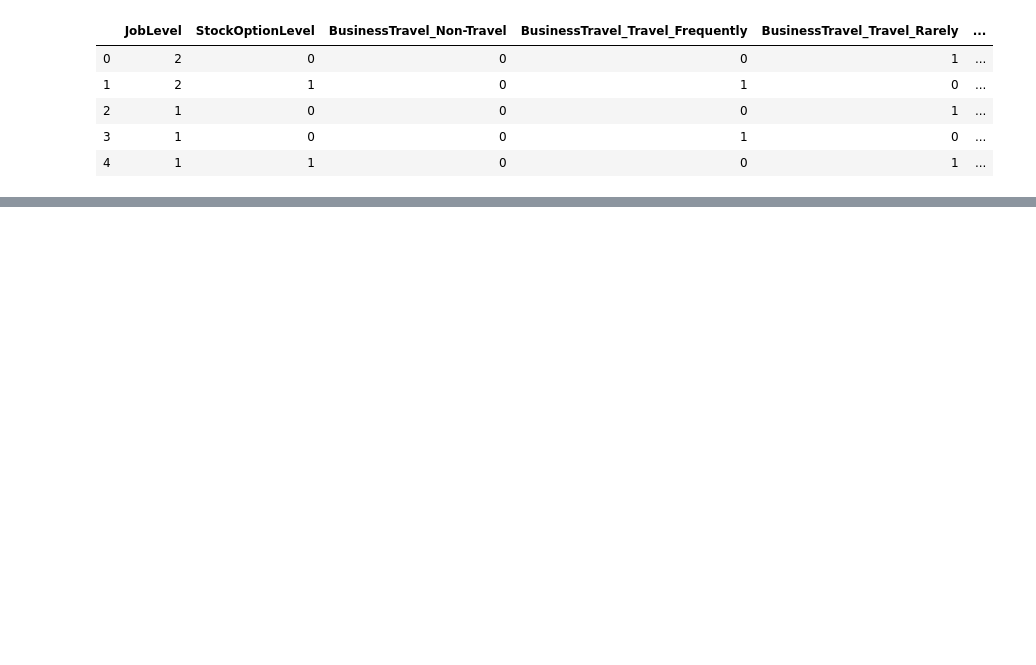
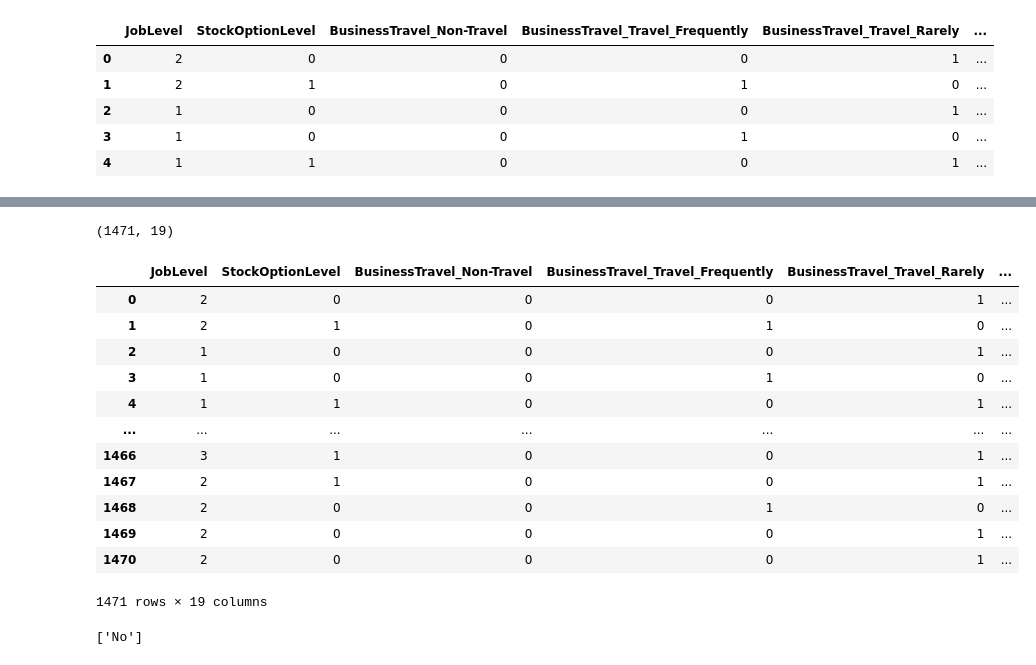
Before and after one commit to hariharan20/AI-assistants, a Jupyter notebook: ai_hr_assistant.ipynb, the cells around one changed output, grey strips where cells are left out. Drawn from its saved outputs; the diff is of its cells as text; code cells hidden in the pictures; blank space fills up the shorter version.

```diff
--- a/ai_hr_assistant.ipynb
+++ b/ai_hr_assistant.ipynb
@@ -114,0 +122,10 @@ accuracy_score(y_test ,y_pred)
+# %%
+busin = input('How Frequent you travel : ')
+depa = input('Which department you work in :')
+Edu = input('What is your field of education: ')
+job = input('your job level : ')
+Mar = input('your marital status : ')
+over = input('do you work overtime : ')
+stock = input('your stock option level : ')
+data = [[busin , depa , Edu , job , Mar , over , stock]]
+df = pd.DataFrame(data , columns = ['BusinessTravel' , 'Department' , 'EducationField' , 'JobLevel' , 'MaritalStatus' , 'OverTime', 'StockOptionLevel'])
@@ -114,0 +140,45 @@ accuracy_score(y_test ,y_pred)
+# %%
+t = pd.read_csv('/content/drive/My Drive/AI_PROJECTS/ai_hr_assistant/ai_hr_assistant.csv')
+
+t.drop('Attrition' , axis = 1 , inplace = True)
+# %%
+t=t.append(df)
+# %%
+
+dum_BusinessTravel = pd.get_dummies(t['BusinessTravel'],prefix ='BusinessTravel')
+
+dum_Department = pd.get_dummies(t['Department'], prefix ='Department')
+
+dum_EducationField = pd.get_dummies(t['EducationField'], prefix ='EducationField')
+
+dum_MaritalStatus = pd.get_dummies(t['MaritalStatus'], prefix ='MaritalStatus')
+
+dum_OverTime = pd.get_dummies(t['OverTime'], prefix ='OverTime')
+
+t = pd.concat([t, dum_BusinessTravel, dum_Department,
+              dum_EducationField,dum_MaritalStatus, dum_OverTime], axis = 1)
+
+
+t.drop(['BusinessTravel', 'Department', 'EducationField','MaritalStatus', 'OverTime'],
+       axis = 1, inplace = True)
+# %%
+t.shape
+# %% [output]
+(1471, 19)
+# %%
+t.reset_index(drop = True , inplace = True)
+t
+# %% [output]
+|  | JobLevel | StockOptionLevel | BusinessTravel_Non-Travel | BusinessTravel_Travel_Frequently | BusinessTravel_Travel_Rarely | ... |
+| 0 | 2 | 0 | 0 | 0 | 1 | ... |
+| 1 | 2 | 1 | 0 | 1 | 0 | ... |
+| 2 | 1 | 0 | 0 | 0 | 1 | ... |
+| 3 | 1 | 0 | 0 | 1 | 0 | ... |
+| 4 | 1 | 1 | 0 | 0 | 1 | ... |
+| ... | ... | ... | ... | ... | ... | ... |
+| 1466 | 3 | 1 | 0 | 0 | 1 | ... |
+| 1467 | 2 | 1 | 0 | 0 | 1 | ... |
+| 1468 | 2 | 0 | 0 | 1 | 0 | ... |
+| 1469 | 2 | 0 | 0 | 0 | 1 | ... |
+| 1470 | 2 | 0 | 0 | 0 | 1 | ... |
+1471 rows × 19 columns
@@ -114,0 +189,4 @@ accuracy_score(y_test ,y_pred)
+# %%
+print(w)
+# %% [output]
+['No']
```
Also changed, not shown: parts of 14 cells of this notebook.
